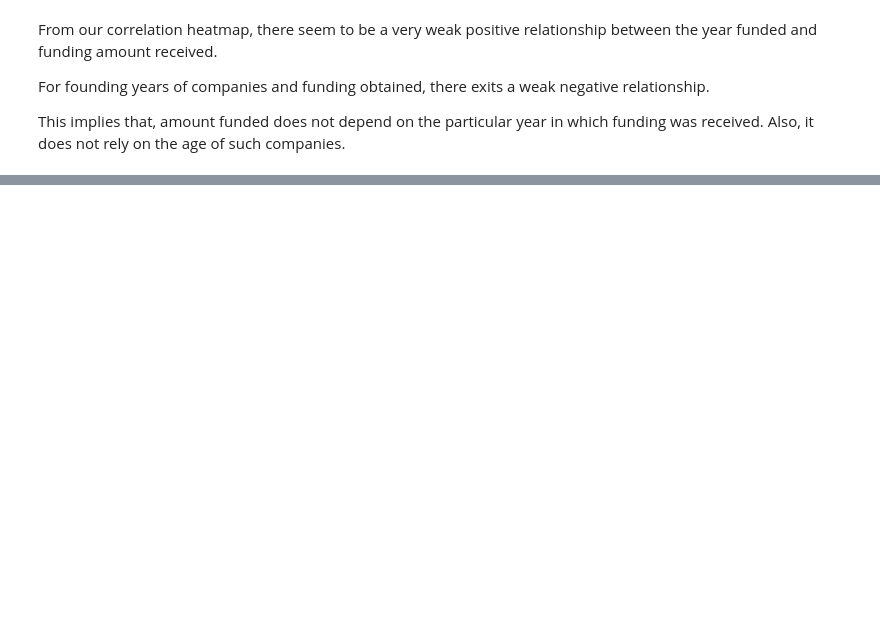
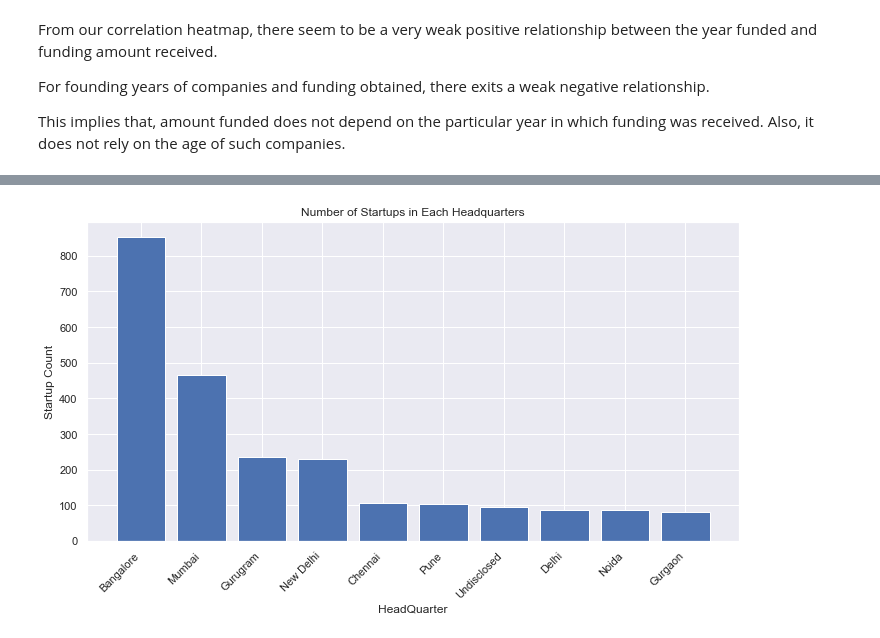
Before and after one commit to HannahMwende/India-startup-funding-analysis, a Jupyter notebook: indian_startup_funding.ipynb, the cells around one changed output, grey strips where cells are left out. Cells and saved outputs as stored; diff of their text form; code cells hidden in the pictures; blank space fills up the shorter version.

```diff
--- a/indian_startup_funding.ipynb
+++ b/indian_startup_funding.ipynb
@@ -2756,0 +2862,19 @@ This implies that, amount funded does not depend on the particular year in which
+# %%
+# Group by 'HeadQuarter' and calculate the number of startups in each headquarters
+startup_count_per_hq = df.groupby('HeadQuarter').size().reset_index(name='Startup Count')
+
+# Sort the DataFrame by 'Startup Count' in descending order
+startup_count_per_hq_sorted = startup_count_per_hq.sort_values(by='Startup Count', ascending=False)
+startup_count_per_hq_sorted=startup_count_per_hq_sorted.head(10)
+# %%
+# Construct a histogram to visualize the number of startups in each headquarters
+plt.figure(figsize=(10, 6))
+plt.bar(startup_count_per_hq_sorted['HeadQuarter'], startup_count_per_hq_sorted['Startup Count'])
+plt.xlabel('HeadQuarter')
+plt.ylabel('Startup Count')
+plt.title('Number of Startups in Each Headquarters')
+plt.xticks(rotation=45, ha='right')
+plt.tight_layout()
+plt.show()
+# %% [output]
+[figure, added]
```
Also changed, not shown: parts of 43 cells of this notebook, 1 other file.
